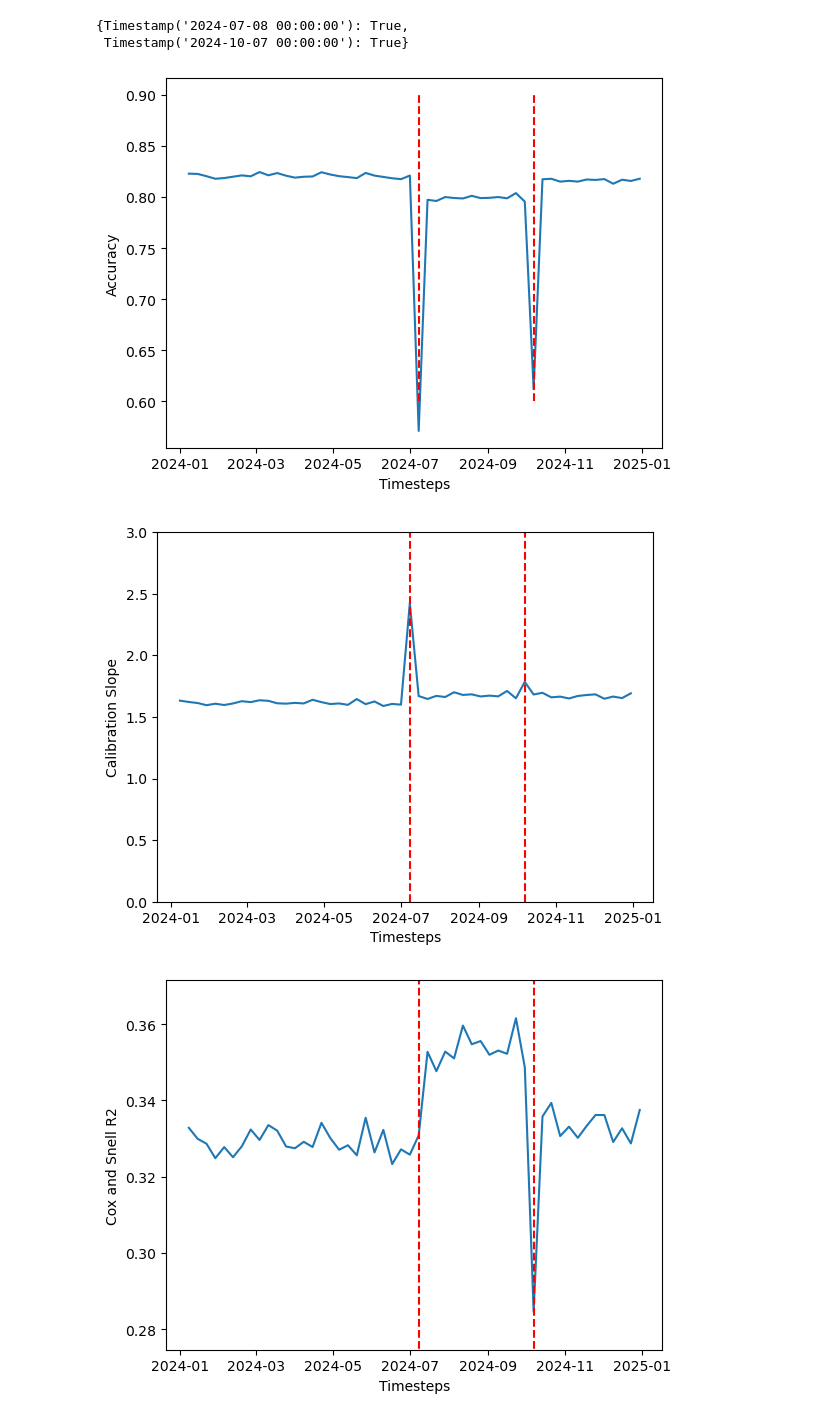
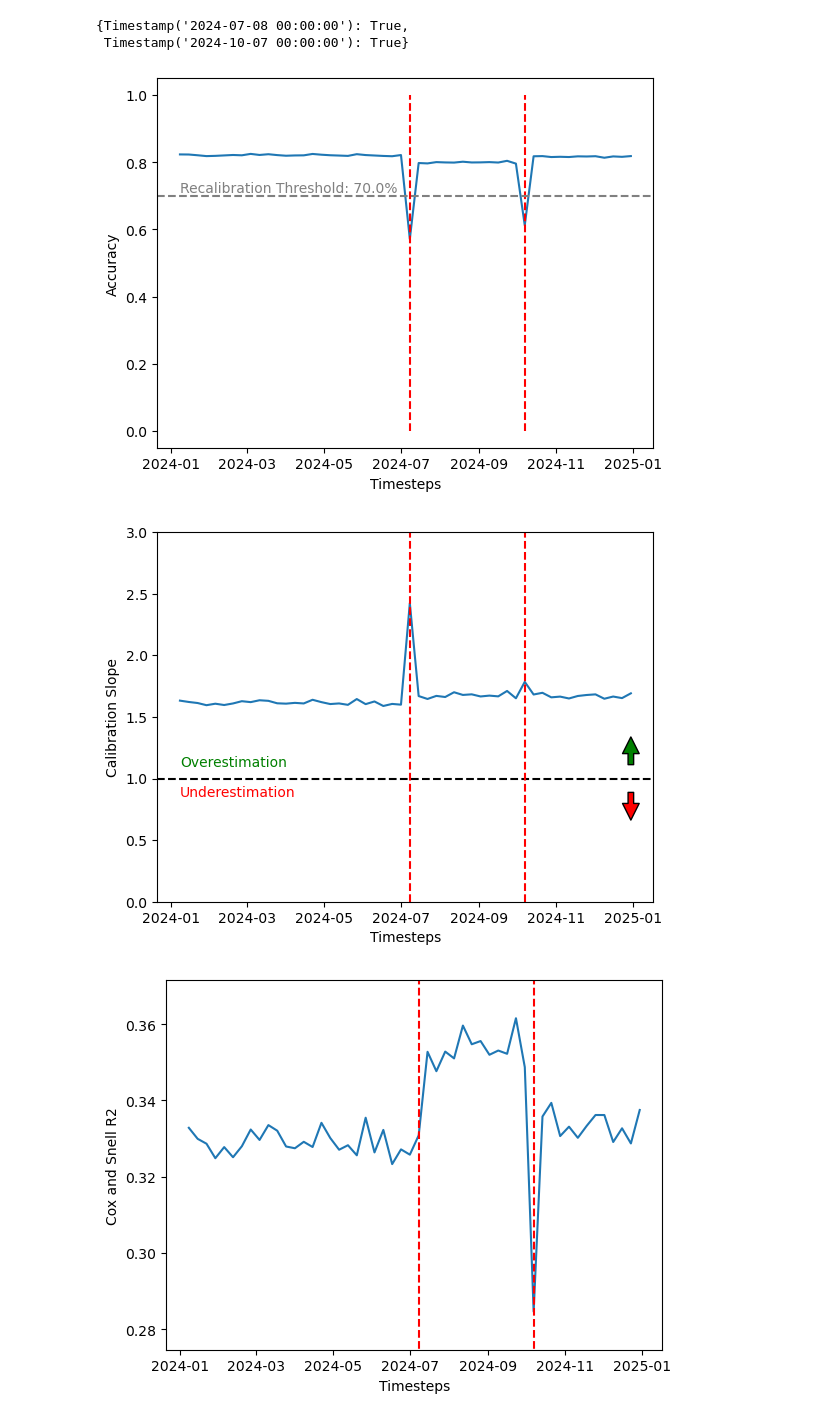
Before and after one commit to sdrelton/PREDICT, a Jupyter notebook: Examples/recalibration_example.ipynb, the cells around one changed output. Cells and saved outputs as stored; diff of their text form; code cells hidden in the pictures.

Commit message:
Updated figures to include threshold limits and whether under or over estimation.

```diff
--- a/Examples/recalibration_example.ipynb
+++ b/Examples/recalibration_example.ipynb
@@ -72,7 +72,8 @@ This class already implements the recalibration procedure.
 We then setup a PREDICT object and track the accuracy, as usual.
 # %%
 model = RecalibratePredictions()
-model.trigger = AccuracyThreshold(model=model, threshold=0.7)
+recalthreshold = 0.7
+model.trigger = AccuracyThreshold(model=model, threshold=recalthreshold)
 mytest = PREDICT(data=df, model=model, startDate='min', endDate='max', timestep='week')
 mytest.addLogHook(Accuracy(model))
 mytest.addLogHook(CalibrationSlope(model))
@@ -90,16 +91,27 @@ log['Model Updated']
 # %%
 # Plot the accuracy in a linegraph
 plt.plot(log['Accuracy'].keys(), log['Accuracy'].values())
 # Add dashed line to indicate when the model was recalibrated
-plt.vlines(log['Model Updated'].keys(), 0.6, 0.9, colors='r', linestyles='dashed')
+plt.vlines(log['Model Updated'].keys(), 0, 1, colors='r', linestyles='dashed')
+plt.axhline(y=recalthreshold, color='grey', linestyle='--')
+plt.text(min(log['Accuracy'].keys()), recalthreshold+0.01, f'Recalibration Threshold: {recalthreshold*100}%', fontsize=10, color='grey')
 plt.xlabel('Timesteps')
 plt.ylabel('Accuracy')
 plt.show()
 # %% [output]
-[figure, old version]
+[figure, new version]
 # %%
 # Plot the calibration slope values in a linegraph
 plt.plot(log['CalibrationSlope'].keys(), log['CalibrationSlope'].values())
+
+plt.axhline(y=1, color='black', linestyle='--')
+plt.annotate('', xy=(max(log['CoxSnellR2'].keys()), 1.35), xytext=(max(log['CoxSnellR2'].keys()), 1.1),
+            arrowprops=dict(facecolor='green', shrink=0.05))
+plt.text(min(log['CoxSnellR2'].keys()), 1.1, 'Overestimation', fontsize=10, color='green')
+plt.annotate('', xy=(max(log['CoxSnellR2'].keys()), 0.65), xytext=(max(log['CITL'].keys()), 0.9),
+            arrowprops=dict(facecolor='red', shrink=0.05))
+plt.text(min(log['CoxSnellR2'].keys()), 0.85, 'Underestimation', fontsize=10, color='red')
+
 # Add dashed line to indicate when the model was recalibrated
 plt.vlines(log['Model Updated'].keys(), 0, 5, colors='r', linestyles='dashed')
 plt.ylim(0, 3)
@@ -107,7 +119,7 @@ plt.xlabel('Timesteps')
 plt.ylabel('Calibration Slope')
 plt.show()
 # %% [output]
-[figure, old version]
+[figure, new version]
 # %%
 # Plot the calibration slope values in a linegraph
 plt.plot(log['CoxSnellR2'].keys(), log['CoxSnellR2'].values())
```
Also changed, not shown: parts of 1 cell of this notebook.
